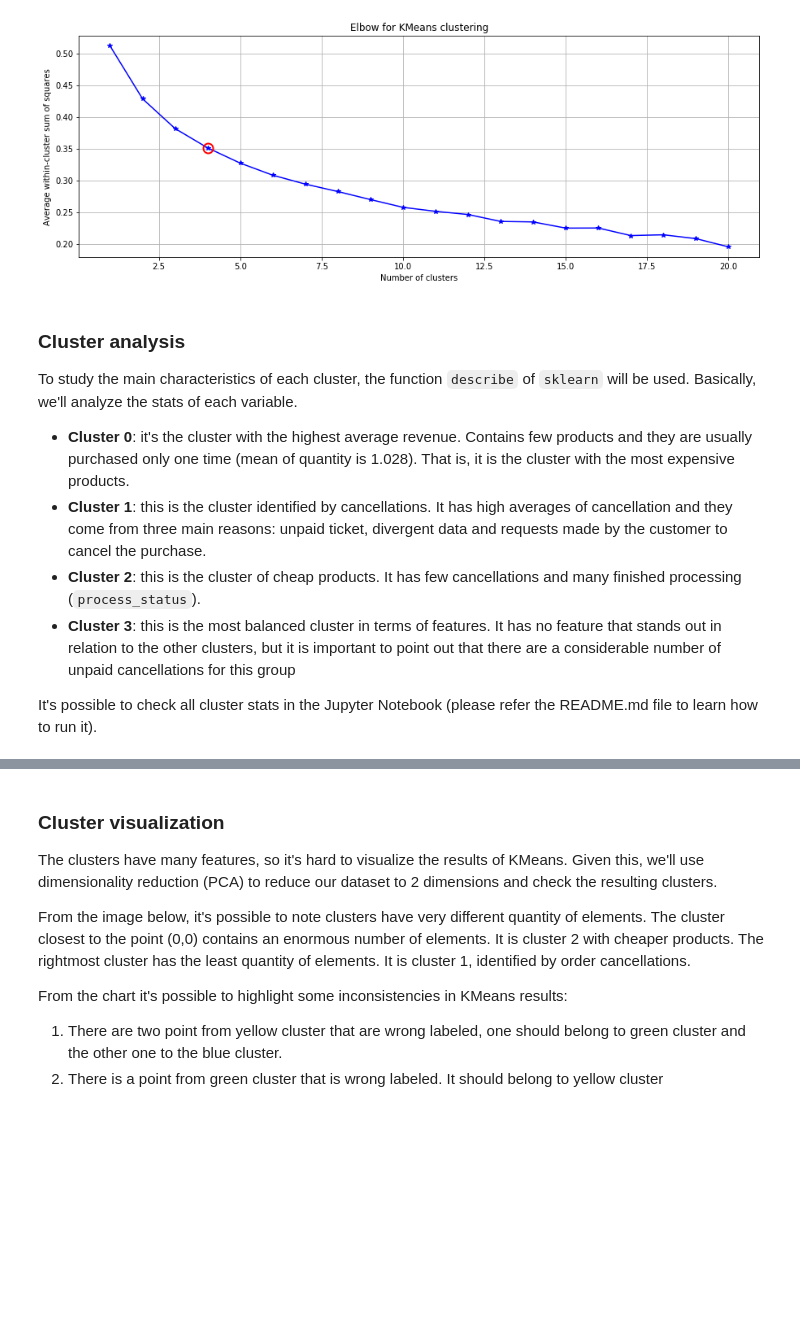
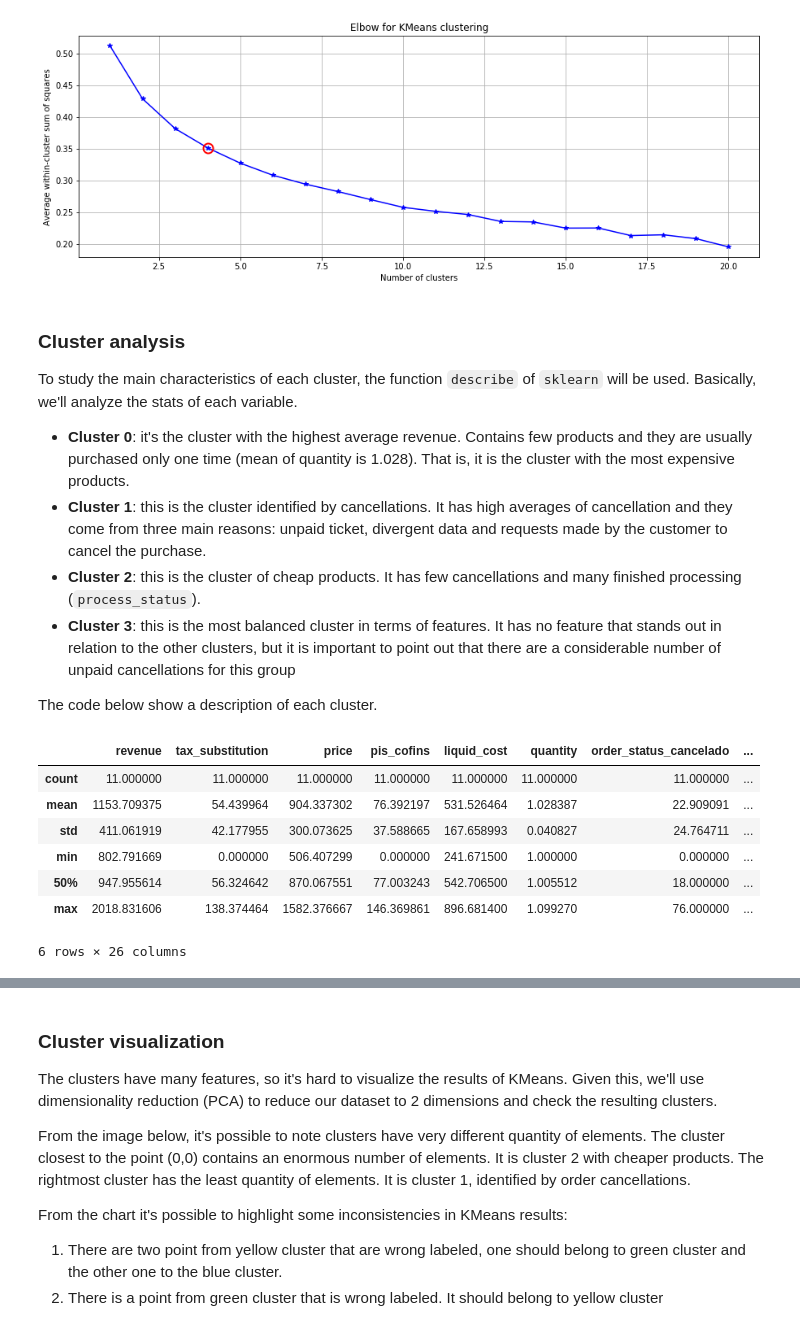
Before and after one commit to lucasloami/udacity-mlnd, a Jupyter notebook: projects/capstone/project/project_report.ipynb, the cells around one changed output, grey strips where cells are left out. Cells and saved outputs as stored; diff of their text form; code cells hidden in the pictures; blank space fills up the shorter version.

Commit message:
Display cluster stats

```diff
--- a/projects/capstone/project/project_report.ipynb
+++ b/projects/capstone/project/project_report.ipynb
@@ -216,7 +216,16 @@ To study the main characteristics of each cluster, the function `describe` of `s
 * **Cluster 2**: this is the cluster of cheap products. It has few cancellations and many finished processing (`process_status`).
 * **Cluster 3**: this is the most balanced cluster in terms of features. It has no feature that stands out in relation to the other clusters, but it is important to point out that there are a considerable number of unpaid cancellations for this group
 
-It's possible to check all cluster stats in the Jupyter Notebook (please refer the README.md file to learn how to run it).
+The code below show a description of each cluster.
 # %%
-# product_dataset[product_dataset.clusters == 0].describe(percentiles=[])
+product_dataset[product_dataset.clusters == 0].describe(percentiles=[])
+# %% [output]
+|  | revenue | tax_substitution | price | pis_cofins | liquid_cost | quantity | order_status_cancelado | ... |
+| count | 11.000000 | 11.000000 | 11.000000 | 11.000000 | 11.000000 | 11.000000 | 11.000000 | ... |
+| mean | 1153.709375 | 54.439964 | 904.337302 | 76.392197 | 531.526464 | 1.028387 | 22.909091 | ... |
+| std | 411.061919 | 42.177955 | 300.073625 | 37.588665 | 167.658993 | 0.040827 | 24.764711 | ... |
+| min | 802.791669 | 0.000000 | 506.407299 | 0.000000 | 241.671500 | 1.000000 | 0.000000 | ... |
+| 50% | 947.955614 | 56.324642 | 870.067551 | 77.003243 | 542.706500 | 1.005512 | 18.000000 | ... |
+| max | 2018.831606 | 138.374464 | 1582.376667 | 146.369861 | 896.681400 | 1.099270 | 76.000000 | ... |
+6 rows × 26 columns
 # %%
```
Also changed, not shown: parts of 3 cells of this notebook.
